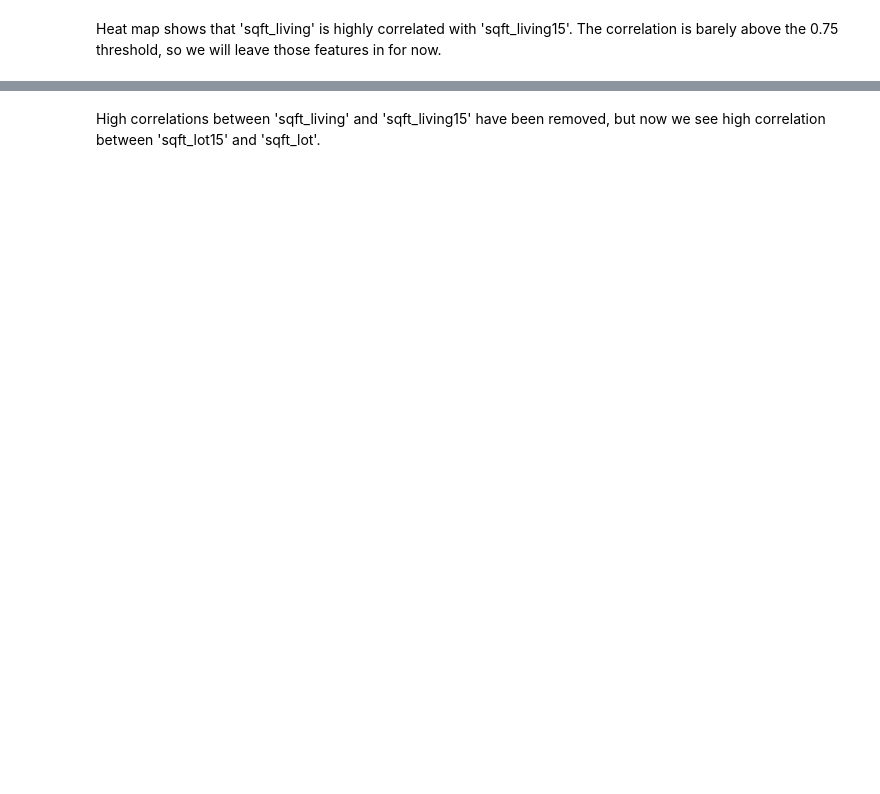
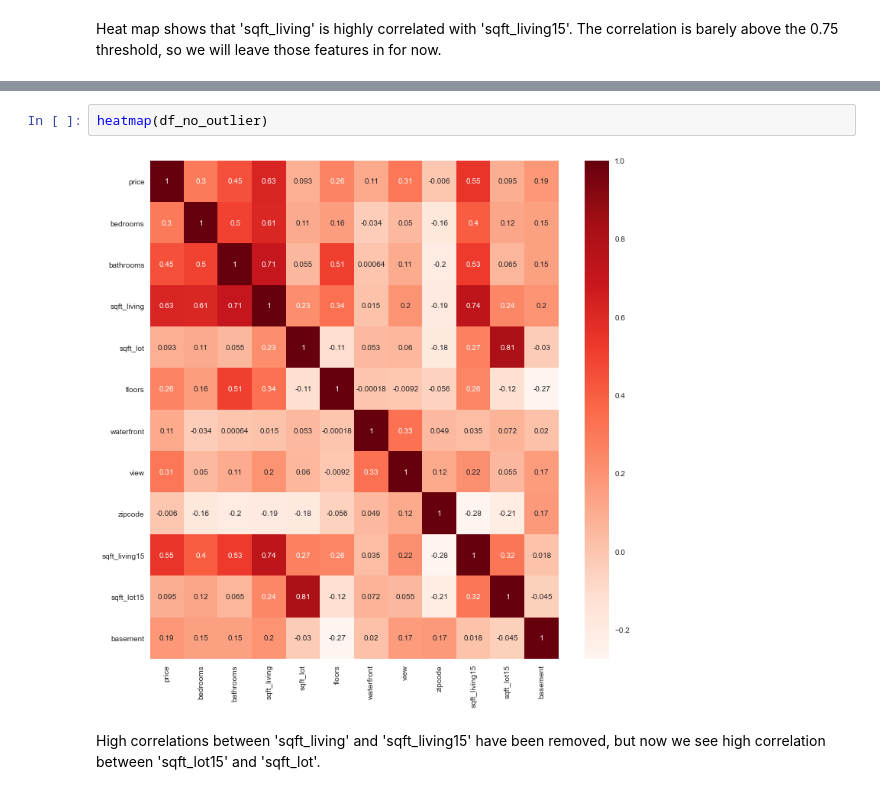
Before and after one commit to harrisongu123/dsc-phase-2-project, a Jupyter notebook: Main Notebook.ipynb, the cells around one changed output, grey strips where cells are left out. Drawn from its saved outputs; the diff is of its cells as text; blank space fills up the shorter version.

```diff
--- a/Main Notebook.ipynb
+++ b/Main Notebook.ipynb
@@ -384,2 +450,6 @@ sns.heatmap(corr, cmap='Reds', annot=True, ax=ax);
+# %%
+heatmap(df_no_outlier)
+# %% [output]
+[figure, added]
 # %% [markdown]
 High correlations between 'sqft_living' and 'sqft_living15' have been removed, but now we see high correlation between 'sqft_lot15' and 'sqft_lot'.
```
Also changed, not shown: parts of 100 cells of this notebook.
